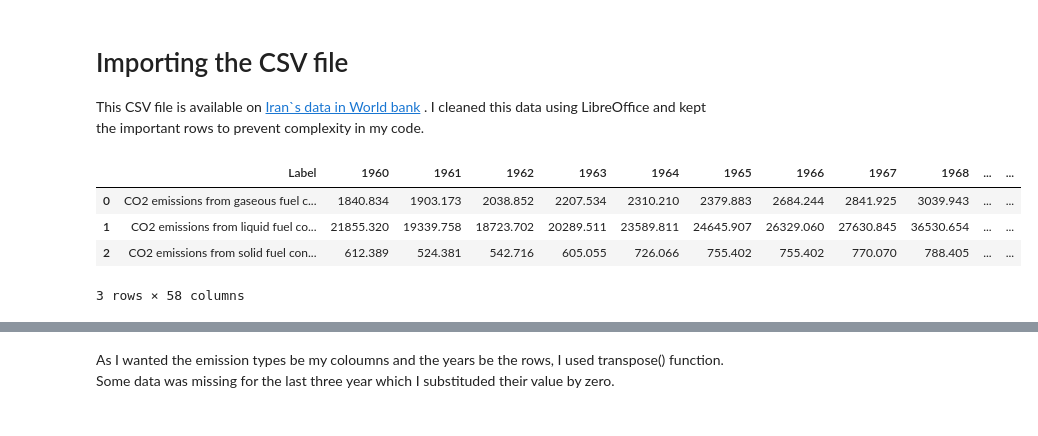
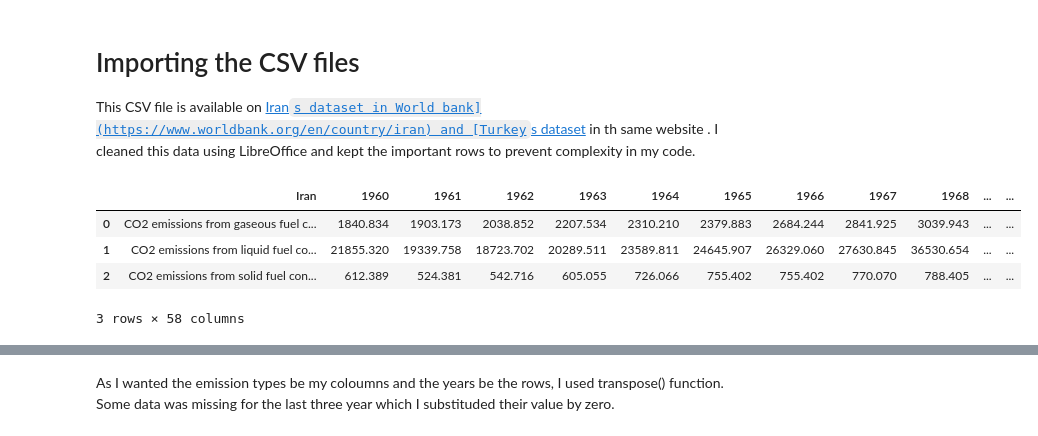
Before and after one commit to tnzmnjm/Seaborn-visualisation, a Jupyter notebook: CO2 Emission.ipynb, the cells around one changed output, grey strips where cells are left out. Drawn from its saved outputs; the diff is of its cells as text; code cells hidden in the pictures.

```diff
--- a/CO2 Emission.ipynb
+++ b/CO2 Emission.ipynb
@@ -5,15 +6,16 @@ import seaborn as sns
 
 %matplotlib inline
 # %% [markdown]
-# Importing the CSV file
+# Importing the CSV files
 
-This CSV file is available on [Iran`s data in World bank](https://www.worldbank.org/en/country/iran) . I cleaned this data using LibreOffice and kept the important rows to prevent complexity in my code.
+This CSV file is available on [Iran`s dataset in World bank](https://www.worldbank.org/en/country/iran) and [Turkey`s dataset](https://www.worldbank.org/en/country/turkey) in th same website . I cleaned this data using LibreOffice and kept the important rows to prevent complexity in my code.
 # %%
-source_file = 'Dataset.csv'
-read_csv = pd.read_csv(source_file)
-read_csv.head(5)
+# Importing Iran`s dataset
+IRAN_SOURCE_FILE = 'Dataset.csv'
+iran_csv = pd.read_csv(IRAN_SOURCE_FILE)
+iran_csv.head(5)
 # %% [output]
-|  | Label | 1960 | 1961 | 1962 | 1963 | 1964 | 1965 | 1966 | 1967 | 1968 | ... | ... |
+|  | Iran | 1960 | 1961 | 1962 | 1963 | 1964 | 1965 | 1966 | 1967 | 1968 | ... | ... |
 | 0 | CO2 emissions from gaseous fuel c... | 1840.834 | 1903.173 | 2038.852 | 2207.534 | 2310.210 | 2379.883 | 2684.244 | 2841.925 | 3039.943 | ... | ... |
 | 1 | CO2 emissions from liquid fuel co... | 21855.320 | 19339.758 | 18723.702 | 20289.511 | 23589.811 | 24645.907 | 26329.060 | 27630.845 | 36530.654 | ... | ... |
 | 2 | CO2 emissions from solid fuel con... | 612.389 | 524.381 | 542.716 | 605.055 | 726.066 | 755.402 | 755.402 | 770.070 | 788.405 | ... | ... |
```
Also changed, not shown: parts of 8 cells of this notebook, 1 other file.
